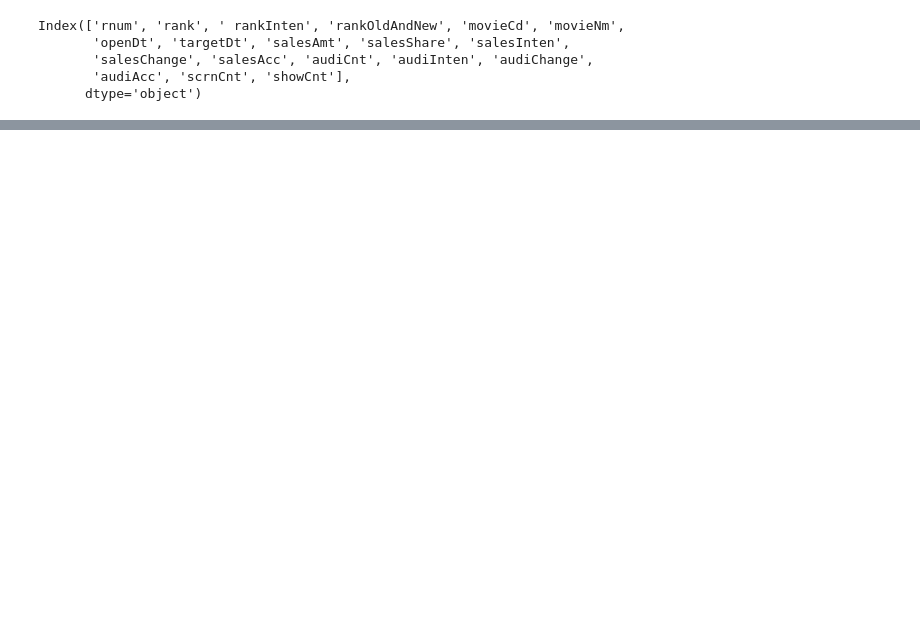
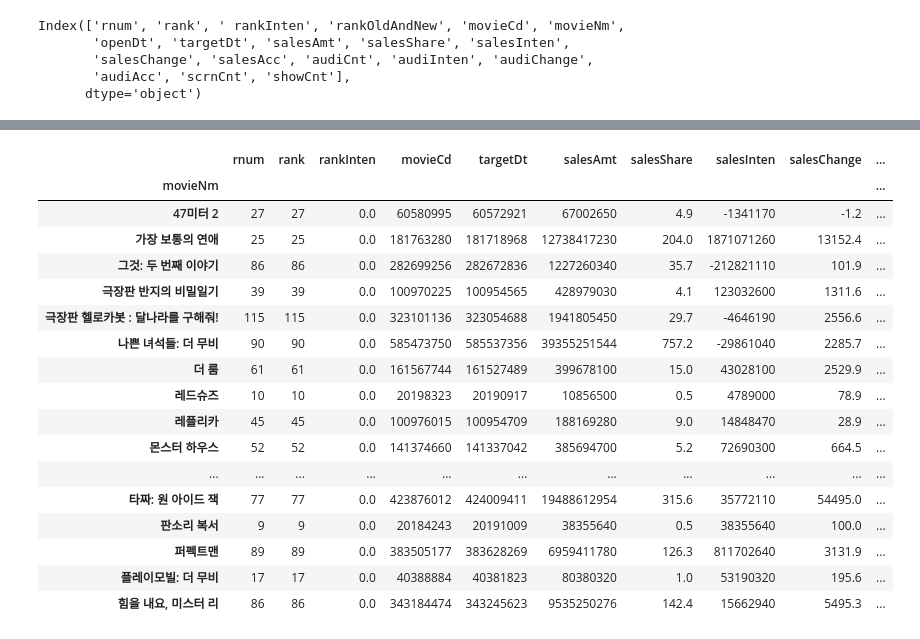
Before and after one commit to kangzinny3/pythonP, a Jupyter notebook: matplotlib/moviedata.ipynb, the cells around one changed output, grey strips where cells are left out. Saved outputs shown, nothing was run; the diff lists cells and outputs as text; code cells hidden in the pictures; blank space fills up the shorter version.

```diff
--- a/matplotlib/moviedata.ipynb
+++ b/matplotlib/moviedata.ipynb
@@ -153,0 +201,22 @@ plt.show()
+# %%
+temp = df.groupby('movieNm').sum()    # 가져온 30일치 데이터를 'movieNm'기준으로 묶어줌
+temp
+# %% [output]
+|  | rnum | rank | rankInten | movieCd | targetDt | salesAmt | salesShare | salesInten | salesChange | ... |
+| movieNm |  |  |  |  |  |  |  |  |  | ... |
+| 47미터 2 | 27 | 27 | 0.0 | 60580995 | 60572921 | 67002650 | 4.9 | -1341170 | -1.2 | ... |
+| 가장 보통의 연애 | 25 | 25 | 0.0 | 181763280 | 181718968 | 12738417230 | 204.0 | 1871071260 | 13152.4 | ... |
+| 그것: 두 번째 이야기 | 86 | 86 | 0.0 | 282699256 | 282672836 | 1227260340 | 35.7 | -212821110 | 101.9 | ... |
+| 극장판 반지의 비밀일기 | 39 | 39 | 0.0 | 100970225 | 100954565 | 428979030 | 4.1 | 123032600 | 1311.6 | ... |
+| 극장판 헬로카봇 : 달나라를 구해줘! | 115 | 115 | 0.0 | 323101136 | 323054688 | 1941805450 | 29.7 | -4646190 | 2556.6 | ... |
+| 나쁜 녀석들: 더 무비 | 90 | 90 | 0.0 | 585473750 | 585537356 | 39355251544 | 757.2 | -29861040 | 2285.7 | ... |
+| 더 룸 | 61 | 61 | 0.0 | 161567744 | 161527489 | 399678100 | 15.0 | 43028100 | 2529.9 | ... |
+| 레드슈즈 | 10 | 10 | 0.0 | 20198323 | 20190917 | 10856500 | 0.5 | 4789000 | 78.9 | ... |
+| 레플리카 | 45 | 45 | 0.0 | 100976015 | 100954709 | 188169280 | 9.0 | 14848470 | 28.9 | ... |
+| 몬스터 하우스 | 52 | 52 | 0.0 | 141374660 | 141337042 | 385694700 | 5.2 | 72690300 | 664.5 | ... |
+| ... | ... | ... | ... | ... | ... | ... | ... | ... | ... | ... |
+| 타짜: 원 아이드 잭 | 77 | 77 | 0.0 | 423876012 | 424009411 | 19488612954 | 315.6 | 35772110 | 54495.0 | ... |
+| 판소리 복서 | 9 | 9 | 0.0 | 20184243 | 20191009 | 38355640 | 0.5 | 38355640 | 100.0 | ... |
+| 퍼펙트맨 | 89 | 89 | 0.0 | 383505177 | 383628269 | 6959411780 | 126.3 | 811702640 | 3131.9 | ... |
+| 플레이모빌: 더 무비 | 17 | 17 | 0.0 | 40388884 | 40381823 | 80380320 | 1.0 | 53190320 | 195.6 | ... |
+| 힘을 내요, 미스터 리 | 86 | 86 | 0.0 | 343184474 | 343245623 | 9535250276 | 142.4 | 15662940 | 5495.3 | ... |
```
Also changed, not shown: parts of 15 cells of this notebook.
